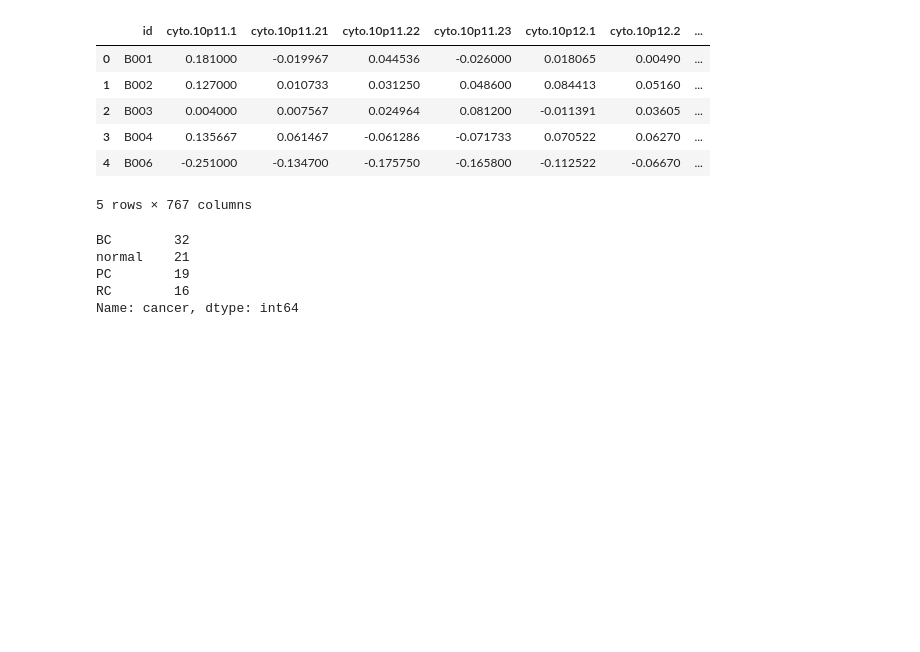
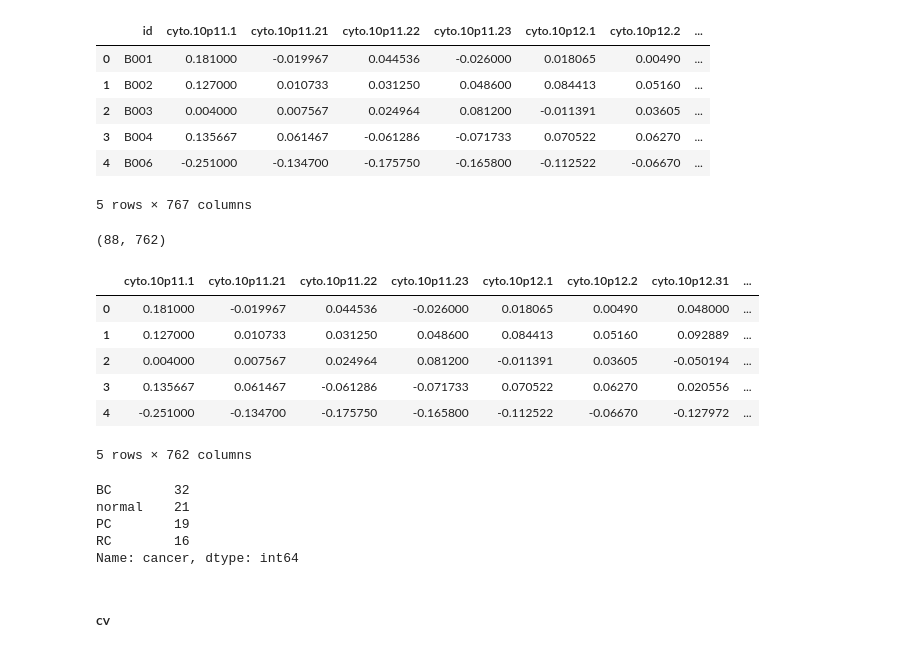
Before and after one commit to miniii222/CNV, a Jupyter notebook: TCGA_model.ipynb, the cells around one changed output. Drawn from its saved outputs; the diff is of its cells as text; code cells hidden in the pictures; blank space fills up the shorter version.

```diff
--- a/TCGA_model.ipynb
+++ b/TCGA_model.ipynb
@@ -137,6 +207,20 @@ K100.dropna(inplace=True)
 TCGA2 = TCGA.drop(list(set(TCGA.columns) - set(K100.columns)), axis = 1)
 # %%
 K100_2 = K100.drop(list(set(K100.columns) - set(TCGA.columns)), axis = 1)
+# %%
+K100_2.shape
+# %% [output]
+(88, 762)
+# %%
+K100_2.head()
+# %% [output]
+|  | cyto.10p11.1 | cyto.10p11.21 | cyto.10p11.22 | cyto.10p11.23 | cyto.10p12.1 | cyto.10p12.2 | cyto.10p12.31 | ... |
+| 0 | 0.181000 | -0.019967 | 0.044536 | -0.026000 | 0.018065 | 0.00490 | 0.048000 | ... |
+| 1 | 0.127000 | 0.010733 | 0.031250 | 0.048600 | 0.084413 | 0.05160 | 0.092889 | ... |
+| 2 | 0.004000 | 0.007567 | 0.024964 | 0.081200 | -0.011391 | 0.03605 | -0.050194 | ... |
+| 3 | 0.135667 | 0.061467 | -0.061286 | -0.071733 | 0.070522 | 0.06270 | 0.020556 | ... |
+| 4 | -0.251000 | -0.134700 | -0.175750 | -0.165800 | -0.112522 | -0.06670 | -0.127972 | ... |
+5 rows × 762 columns
 # %%
 K100['cancer'].value_counts()
 # %% [output]
@@ -145,3 +229,5 @@ normal    21
 PC        19
 RC        16
 Name: cancer, dtype: int64
+# %% [markdown]
+#### cv
```
Also changed, not shown: parts of 36 cells of this notebook, 1 other file.
